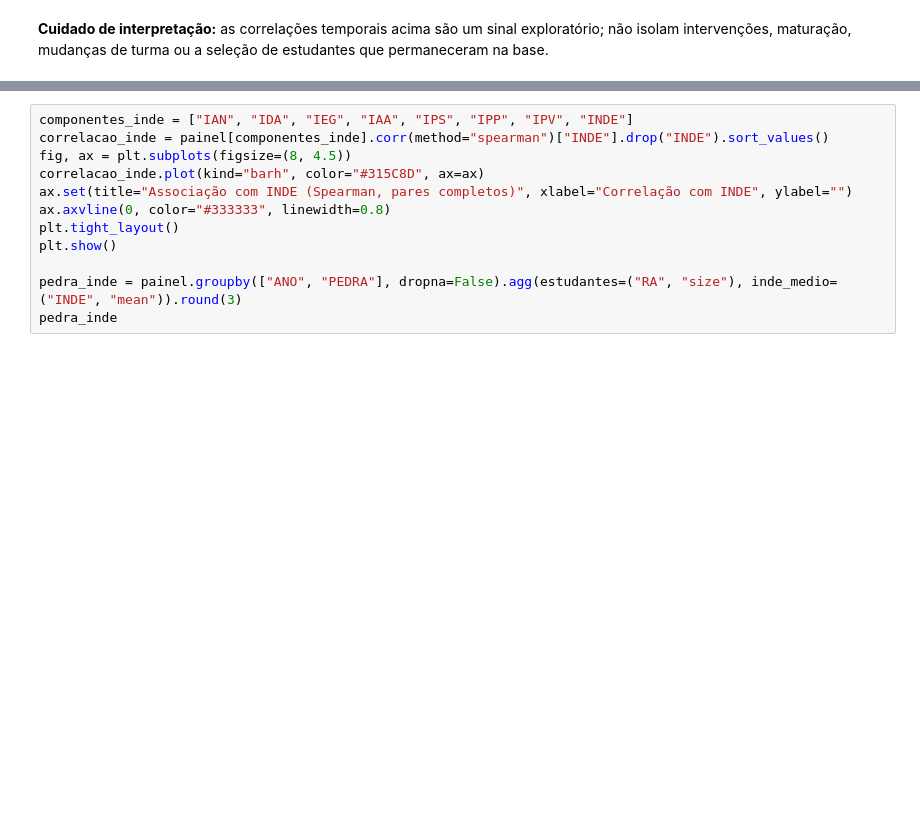
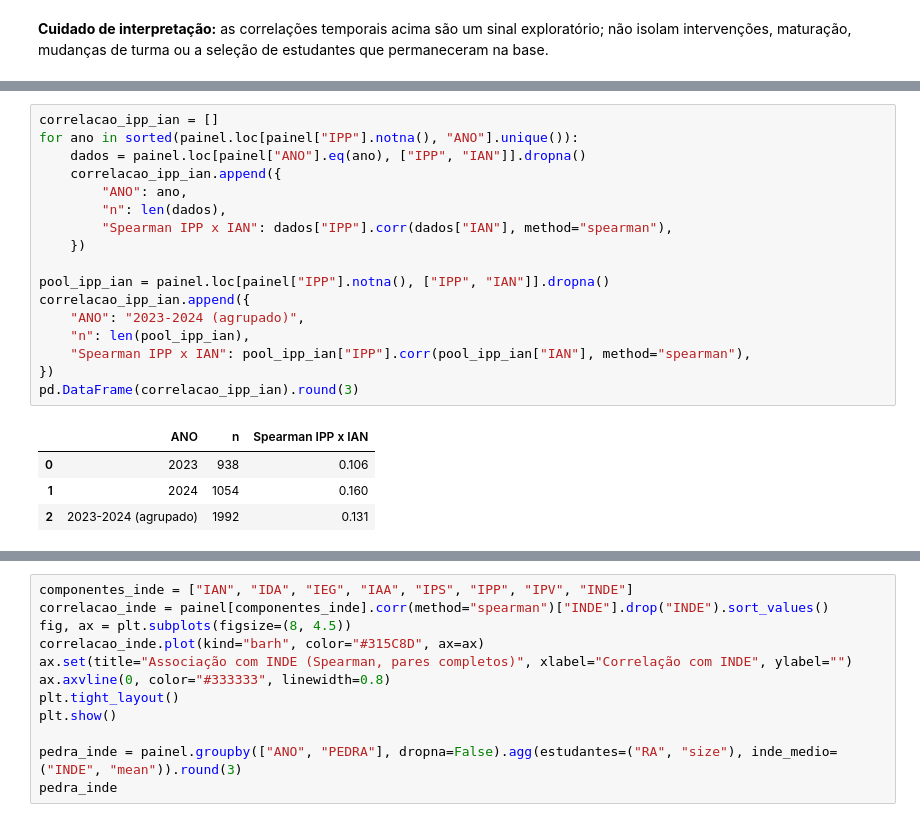
Before and after one commit to maclabr/tech-challenge-passos-magicos, a Jupyter notebook: notebooks/02_analise_exploratoria.ipynb, the cells around one changed output, grey strips where cells are left out. Saved outputs shown, nothing was run; the diff lists cells and outputs as text; blank space fills up the shorter version.

```diff
--- a/notebooks/02_analise_exploratoria.ipynb
+++ b/notebooks/02_analise_exploratoria.ipynb
@@ -237,0 +251,22 @@ pd.DataFrame(antecedencia).round(3)
+# %%
+correlacao_ipp_ian = []
+for ano in sorted(painel.loc[painel["IPP"].notna(), "ANO"].unique()):
+    dados = painel.loc[painel["ANO"].eq(ano), ["IPP", "IAN"]].dropna()
+    correlacao_ipp_ian.append({
+        "ANO": ano,
+        "n": len(dados),
+        "Spearman IPP x IAN": dados["IPP"].corr(dados["IAN"], method="spearman"),
+    })
+
+pool_ipp_ian = painel.loc[painel["IPP"].notna(), ["IPP", "IAN"]].dropna()
+correlacao_ipp_ian.append({
+    "ANO": "2023-2024 (agrupado)",
+    "n": len(pool_ipp_ian),
+    "Spearman IPP x IAN": pool_ipp_ian["IPP"].corr(pool_ipp_ian["IAN"], method="spearman"),
+})
+pd.DataFrame(correlacao_ipp_ian).round(3)
+# %% [output]
+|  | ANO | n | Spearman IPP x IAN |
+| 0 | 2023 | 938 | 0.106 |
+| 1 | 2024 | 1054 | 0.160 |
+| 2 | 2023-2024 (agrupado) | 1992 | 0.131 |
```
Also changed, not shown: parts of 30 cells of this notebook, 4 other files.
